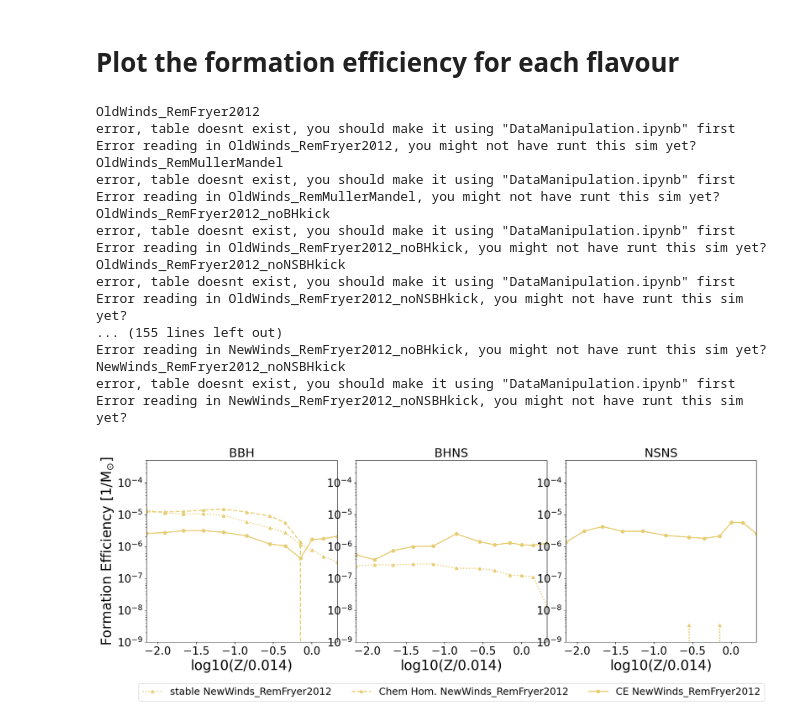
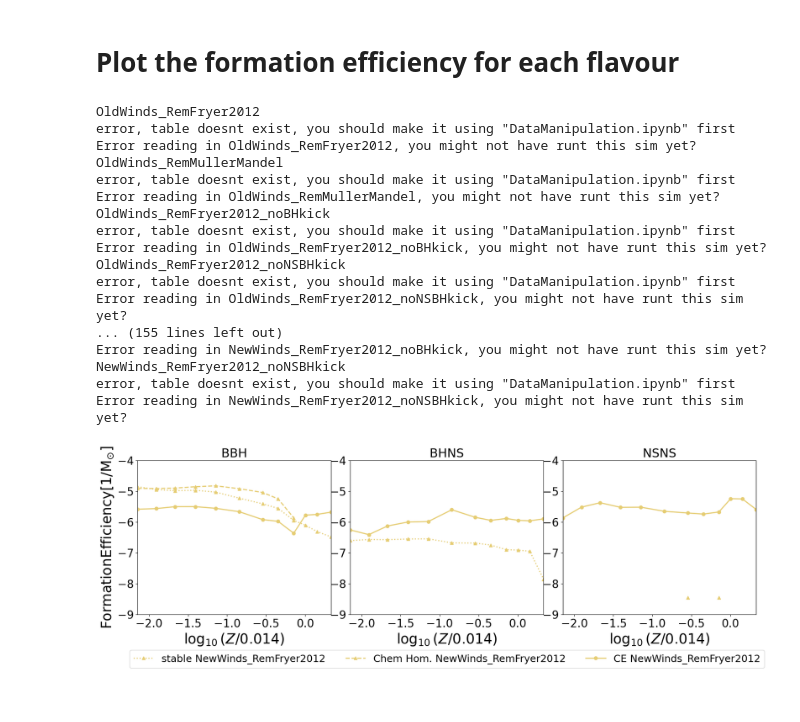
Before and after one commit to LiekeVanSon/ZdependentFormEff, a Jupyter notebook: code/Yield_CE_Stable.ipynb, the cells around one changed output. Drawn from its saved outputs; the diff is of its cells as text; code cells hidden in the pictures.

Commit message:
slight change to yield plot

```diff
--- a/code/Yield_CE_Stable.ipynb
+++ b/code/Yield_CE_Stable.ipynb
@@ -295,7 +295,7 @@ def invertCDFbrokenPowerLaw(CDF, x1, x2, x3, x4, a1, a2, a3, C1):
 # %%
 ###########################################
 # Create a figure
-fig = plt.figure(figsize=(20, 6))
+fig = plt.figure(figsize=(20, 5))
 
 # Create a GridSpec with 1 row and 3 columns
 gs      = GridSpec(1, 3, figure=fig)
@@ -362,48 +362,49 @@ for s, sim_name in enumerate(sim_flags_dict.keys()):
         print('Number of stable BBH megers at different Z', stable_group_lengths) #does this match the number of ZAMS mergers we see in the merger table?
 
         # Plot the number of DCO mergers as a function of metallicity
-        ax.plot(np.log10(Z_values/0.014), stable_group_lengths/totalMassEvolvedPerMetallicity, label = f'stable {sim_name}' , lw = 2, ls = ':', marker = '^', color = colors[s])
-        ax.plot(np.log10(Z_values/0.014), CHEstable_group_lengths/totalMassEvolvedPerMetallicity, label = f'Chem Hom. {sim_name}' , lw = 2, ls = '--', marker = '^', color = colors[s])
+        ax.plot(np.log10(Z_values/0.014), np.log10(stable_group_lengths/totalMassEvolvedPerMetallicity), label = f'stable {sim_name}' , lw = 2, ls = ':', marker = '^', color = colors[s])
+        ax.plot(np.log10(Z_values/0.014), np.log10(CHEstable_group_lengths/totalMassEvolvedPerMetallicity), label = f'Chem Hom. {sim_name}' , lw = 2, ls = '--', marker = '^', color = colors[s])
 
-        ax.plot(np.log10(Z_values/0.014), CE_group_lengths/totalMassEvolvedPerMetallicity, label = f'CE {sim_name}', lw = 2, ls = '-', marker = 'o', color = colors[s])
-        # ax.plot(np.log10(Z_values/0.014), CHECE_group_lengths/totalMassEvolvedPerMetallicity, label = f'Chem Hom. CE {sim_name}', lw = 2, ls = '--', marker = 'o', color = colors[s])
+        ax.plot(np.log10(Z_values/0.014), np.log10(CE_group_lengths/totalMassEvolvedPerMetallicity), label = f'CE {sim_name}', lw = 2, ls = '-', marker = 'o', color = colors[s])
+        # ax.plot(np.log10(Z_values/0.014), np.log10(CHECE_group_lengths/totalMassEvolvedPerMetallicity), label = f'Chem Hom. CE {sim_name}', lw = 2, ls = '--', marker = 'o', color = colors[s])
 
         #####
         # plotvalues
         ax.set_title(f'{flavor}', fontsize = 22)
 
         ax.set_xlim(np.log10(1e-4/0.014),np.log10(0.03/0.014))
-        ax.set_xlabel('log10(Z/0.014)', fontsize = 25)
-        ax.set_yscale('log')
-        ax.set_ylim(1e-9,5e-4)
+        ax.set_xlabel('$\log_{10}(Z/0.014)$', fontsize = 25)
+        # ax.set_yscale('log')
+        # ax.set_ylim(1e-9,5e-4)
+        ax.set_ylim(-9,-4)
         ax.tick_params(axis='both', which='major', labelsize=20)     # increase  tick labels
         ax.tick_params(axis='both', which='minor', labelsize=20)
 
 #########################
 # plotvalues
 fig.subplots_adjust(hspace=0.25, wspace=0.1)
-axes[0].set_ylabel("Formation Efficiency [1/$\mathrm{M_{\odot}}$]", fontsize =25)
+axes[0].set_ylabel("$\mathrm{Formation Efficiency [1/M_{\odot}]}$", fontsize =25)
 
 axes[1].legend(bbox_to_anchor=(0.5, -0.2), loc='upper center', fontsize = 18, ncols = 3)
 
-plt.savefig(f'../plots/{compas_v}/Yield_variations.pdf', bbox_inches='tight')
+# plt.savefig(f'../plots/{compas_v}/Yield_variations.pdf', bbox_inches='tight')
 plt.show()
 # %% [output]
 OldWinds_RemFryer2012
 error, table doesnt exist, you should make it using "DataManipulation.ipynb" first
 Error reading in OldWinds_RemFryer2012, you might not have runt this sim yet?
 OldWinds_RemMullerMandel
 error, table doesnt exist, you should make it using "DataManipulation.ipynb" first
 Error reading in OldWinds_RemMullerMandel, you might not have runt this sim yet?
 OldWinds_RemFryer2012_noBHkick
 error, table doesnt exist, you should make it using "DataManipulation.ipynb" first
 Error reading in OldWinds_RemFryer2012_noBHkick, you might not have runt this sim yet?
 OldWinds_RemFryer2012_noNSBHkick
 error, table doesnt exist, you should make it using "DataManipulation.ipynb" first
 Error reading in OldWinds_RemFryer2012_noNSBHkick, you might not have runt this sim yet?
 ... (155 lines left out)
 Error reading in NewWinds_RemFryer2012_noBHkick, you might not have runt this sim yet?
 NewWinds_RemFryer2012_noNSBHkick
 error, table doesnt exist, you should make it using "DataManipulation.ipynb" first
 Error reading in NewWinds_RemFryer2012_noNSBHkick, you might not have runt this sim yet?
-[figure, old version]
+[figure, new version]
```
